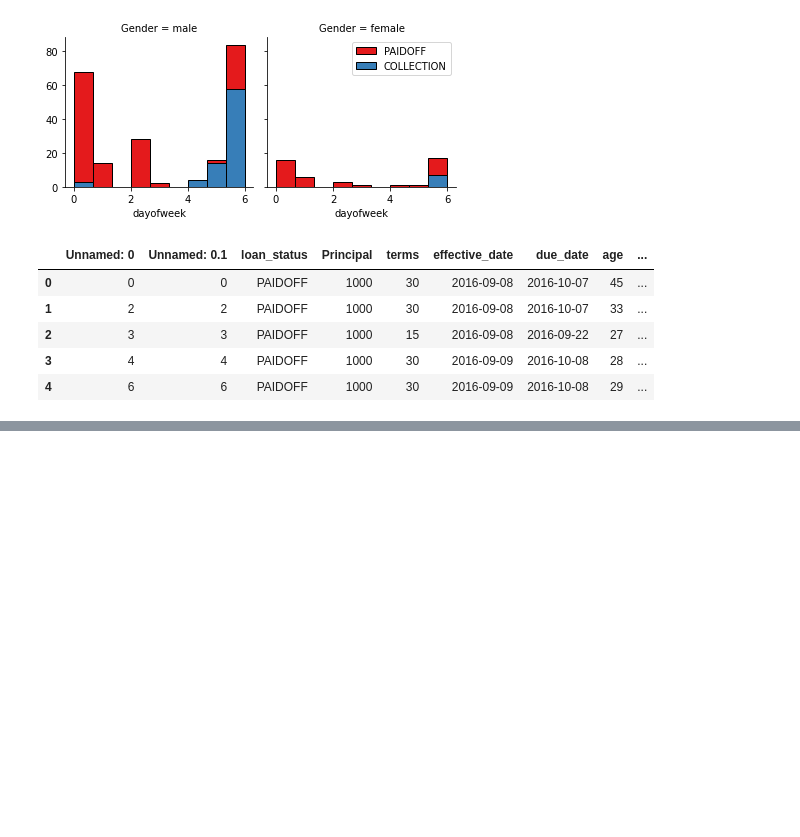
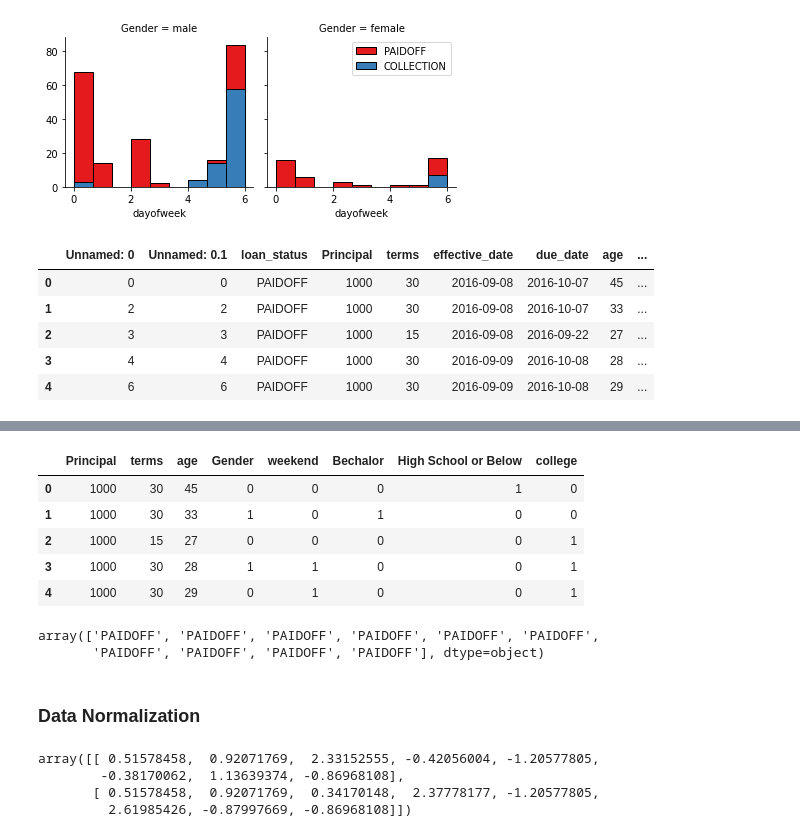
Before and after one commit to prasadi-dialog/coursera_capstone_project, a Jupyter notebook: Capstone Project Notebook.ipynb, the cells around one changed output, grey strips where cells are left out. Cells and saved outputs as stored; diff of their text form; code cells hidden in the pictures; blank space fills up the shorter version.

```diff
--- a/Capstone Project Notebook.ipynb
+++ b/Capstone Project Notebook.ipynb
@@ -120,0 +180,11 @@ df.head()
+# %%
+X = Feature
+# %%
+X.head()
+# %% [output]
+|  | Principal | terms | age | Gender | weekend | Bechalor | High School or Below | college |
+| 0 | 1000 | 30 | 45 | 0 | 0 | 0 | 1 | 0 |
+| 1 | 1000 | 30 | 33 | 1 | 0 | 1 | 0 | 0 |
+| 2 | 1000 | 15 | 27 | 0 | 0 | 0 | 0 | 1 |
+| 3 | 1000 | 30 | 28 | 1 | 1 | 0 | 0 | 1 |
+| 4 | 1000 | 30 | 29 | 0 | 1 | 0 | 0 | 1 |
@@ -120,0 +193,7 @@ df.head()
+# %%
+y[0:10]
+# %% [output]
+array(['PAIDOFF', 'PAIDOFF', 'PAIDOFF', 'PAIDOFF', 'PAIDOFF', 'PAIDOFF',
+       'PAIDOFF', 'PAIDOFF', 'PAIDOFF', 'PAIDOFF'], dtype=object)
+# %% [markdown]
+### Data Normalization
@@ -120,0 +202,7 @@ df.head()
+# %%
+X[0:2]
+# %% [output]
+array([[ 0.51578458,  0.92071769,  2.33152555, -0.42056004, -1.20577805,
+        -0.38170062,  1.13639374, -0.86968108],
+       [ 0.51578458,  0.92071769,  0.34170148,  2.37778177, -1.20577805,
+         2.61985426, -0.87997669, -0.86968108]])
```
Also changed, not shown: parts of 44 cells of this notebook.
